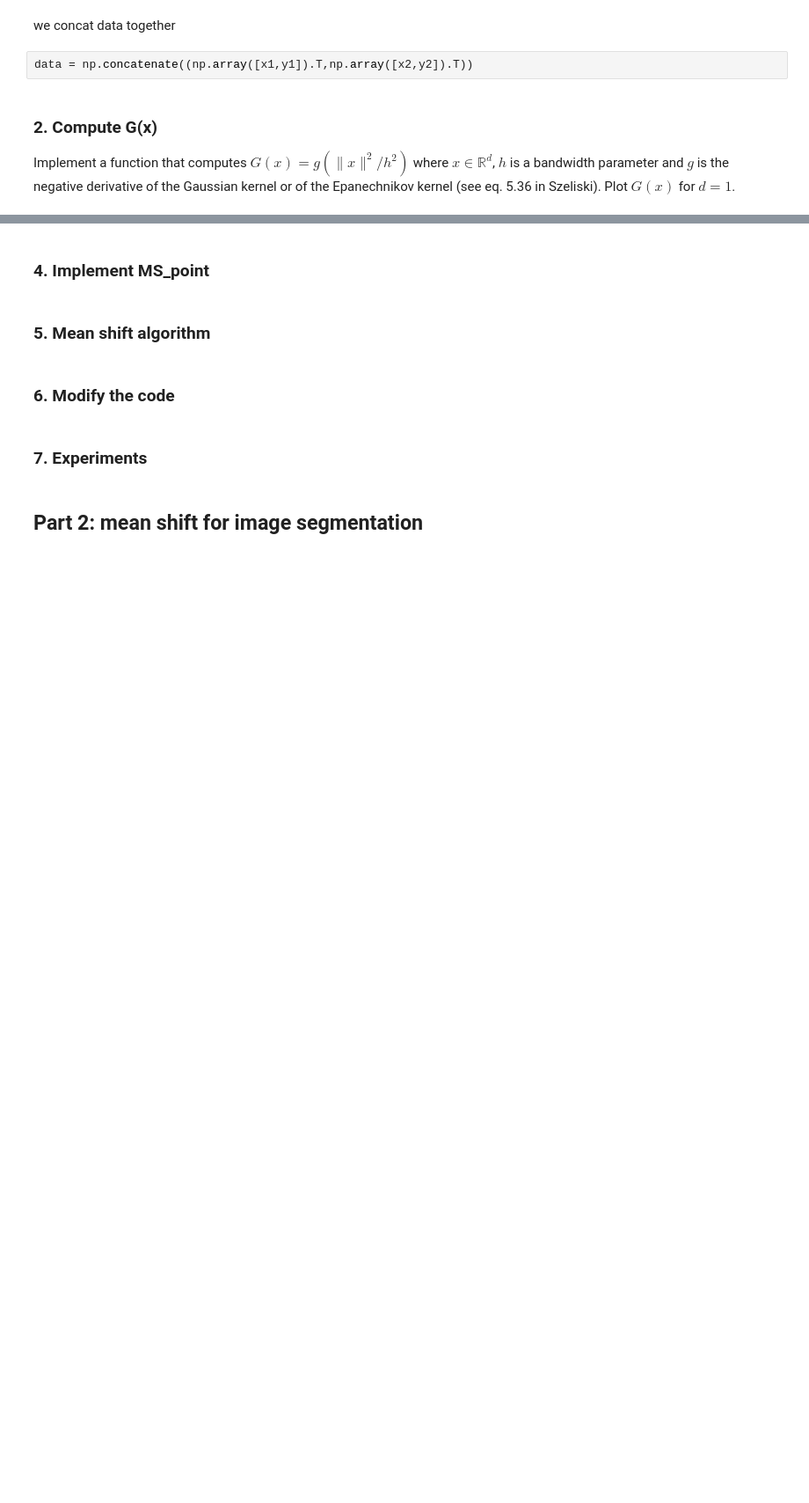
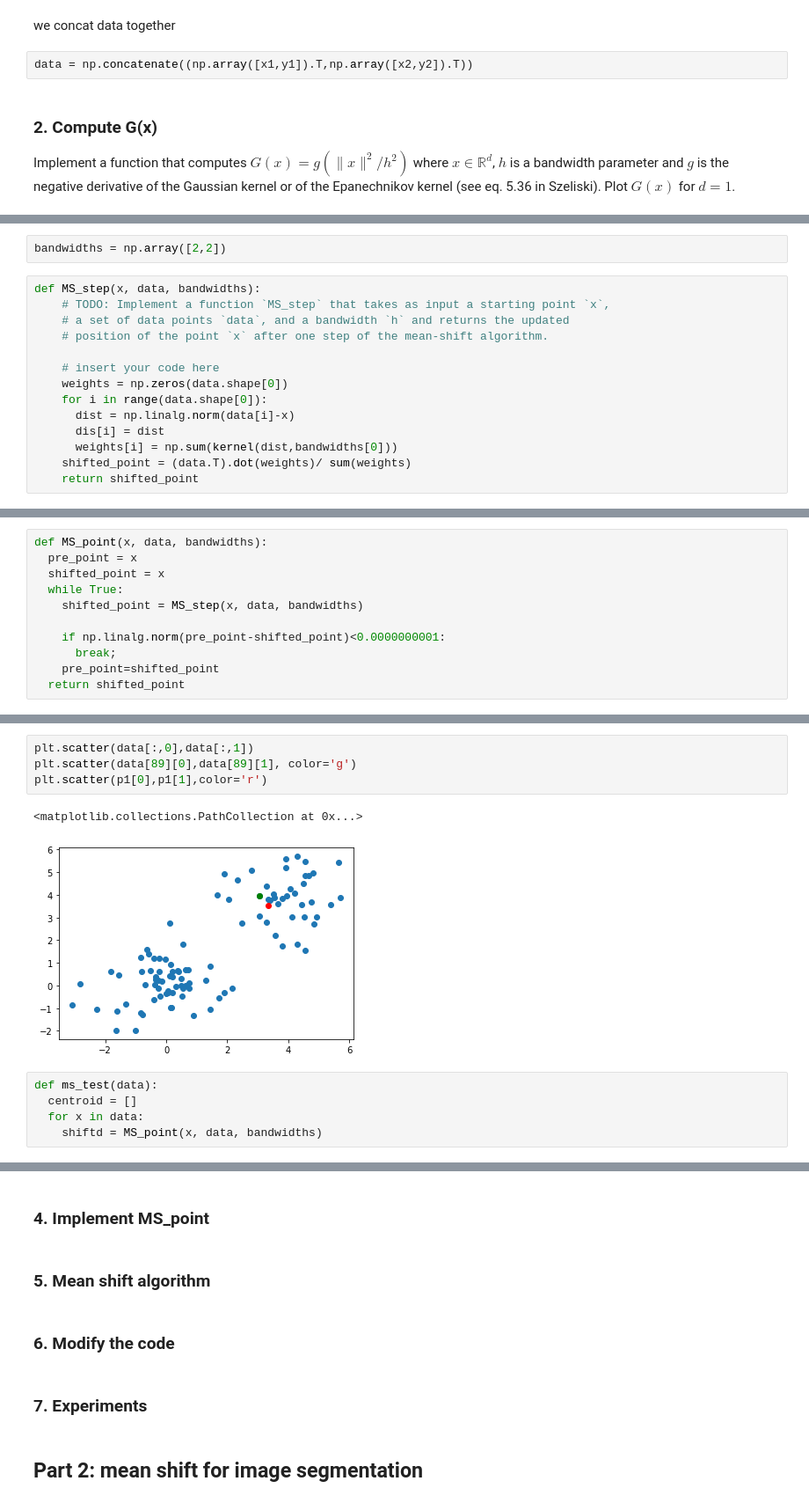
Before and after one commit to yeb2Binfang/DS_GY_3001_CV, a Jupyter notebook: HW/HW3/homework3.ipynb, the cells around one changed output, grey strips where cells are left out. Shown: that part at 88% size. Drawn from its saved outputs; the diff is of its cells as text; blank space fills up the shorter version.

```diff
--- a/HW/HW3/homework3.ipynb
+++ b/HW/HW3/homework3.ipynb
@@ -75,0 +74,16 @@ y = [kernel(xi,np.array([h])) for xi in x]
+# %%
+bandwidths = np.array([2,2])
+# %%
+def MS_step(x, data, bandwidths):
+    # TODO: Implement a function `MS_step` that takes as input a starting point `x`,
+    # a set of data points `data`, and a bandwidth `h` and returns the updated
+    # position of the point `x` after one step of the mean-shift algorithm.
+
+    # insert your code here
+    weights = np.zeros(data.shape[0])
+    for i in range(data.shape[0]):
+      dist = np.linalg.norm(data[i]-x)
+      dis[i] = dist
+      weights[i] = np.sum(kernel(dist,bandwidths[0]))
+    shifted_point = (data.T).dot(weights)/ sum(weights)
+    return shifted_point
@@ -75,0 +95,11 @@ y = [kernel(xi,np.array([h])) for xi in x]
+# %%
+def MS_point(x, data, bandwidths):
+  pre_point = x
+  shifted_point = x
+  while True:
+    shifted_point = MS_step(x, data, bandwidths)
+
+    if np.linalg.norm(pre_point-shifted_point)<0.0000000001:
+      break;
+    pre_point=shifted_point
+  return shifted_point
@@ -75,0 +113,12 @@ y = [kernel(xi,np.array([h])) for xi in x]
+# %%
+plt.scatter(data[:,0],data[:,1])
+plt.scatter(data[89][0],data[89][1], color='g')
+plt.scatter(p1[0],p1[1],color='r')
+# %% [output]
+<matplotlib.collections.PathCollection at 0x...>
+[figure, added]
+# %%
+def ms_test(data):
+  centroid = []
+  for x in data:
+    shiftd = MS_point(x, data, bandwidths)
```
Also changed, not shown: parts of 14 cells of this notebook.
